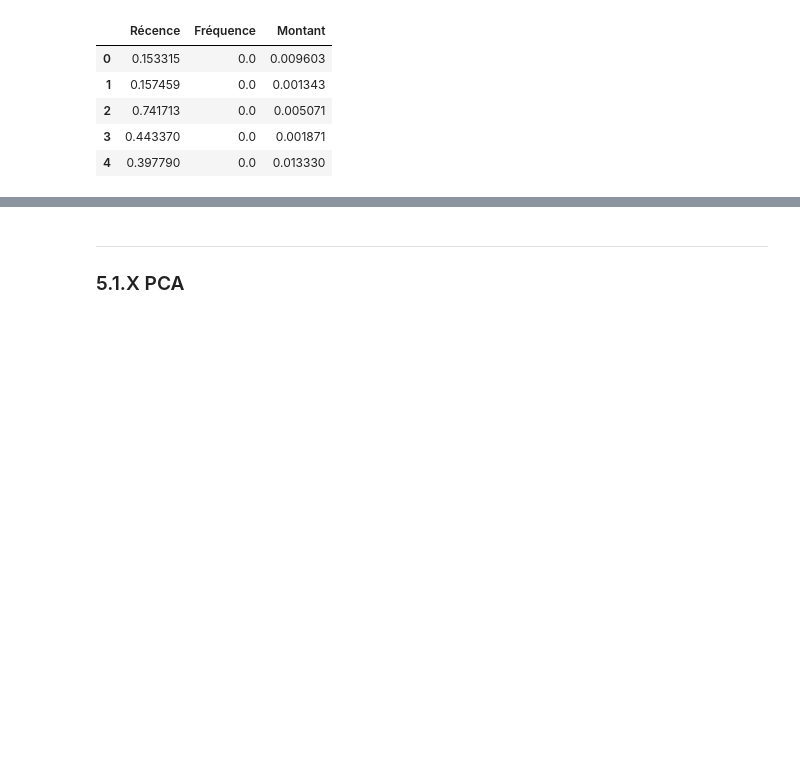
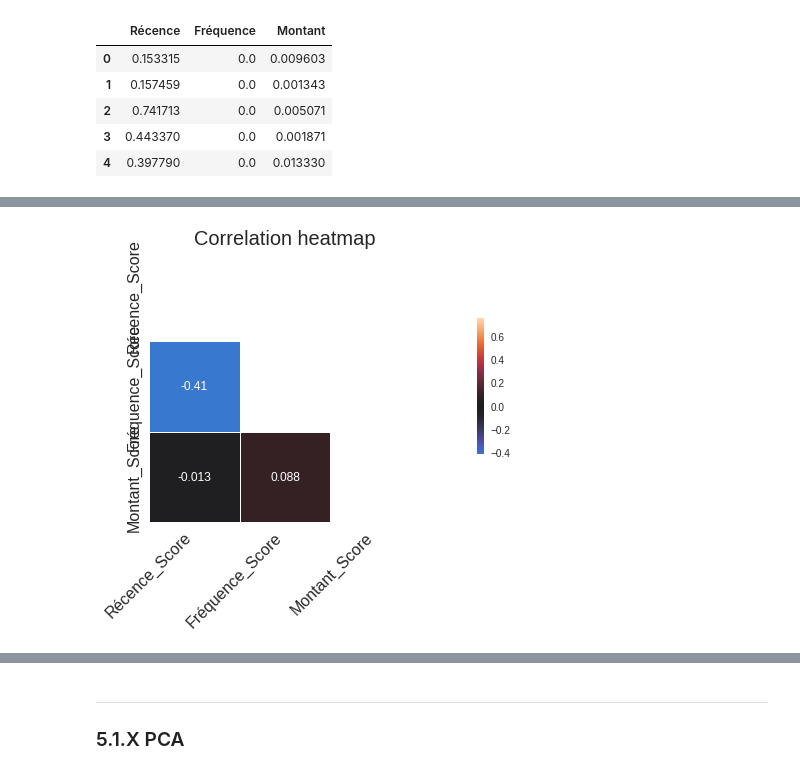
Before and after one commit to curiousmindflow/oc-ml-p4, a Jupyter notebook: modelisation.ipynb, the cells around one changed output, grey strips where cells are left out. Drawn from its saved outputs; the diff is of its cells as text; code cells hidden in the pictures; blank space fills up the shorter version.

Commit message:
rfm scored done

```diff
--- a/modelisation.ipynb
+++ b/modelisation.ipynb
@@ -449,0 +488,18 @@ rfm_explain(data_rfm, data_preproc, 4)
+# %%
+split = np.array_split(data_rfm.iloc[:, 0], 5)
+
+split[0] = np.full((1, len(split[0])), 1)
+split[1] = np.full((1, len(split[1])), 2)
+split[2] = np.full((1, len(split[2])), 3)
+split[3] = np.full((1, len(split[3])), 4)
+split[4] = np.full((1, len(split[4])), 5)
+score = np.hstack((split[0], split[1], split[2], split[3], split[4])).flatten()
+
+data_rfm = data_rfm.sort_values(by="Récence", ascending=False)
+data_rfm["Récence_Score"] = score
+
+data_rfm = data_rfm.sort_values(by="Fréquence", ascending=False)
+data_rfm["Fréquence_Score"] = score
+
+data_rfm = data_rfm.sort_values(by="Montant", ascending=False)
+data_rfm["Montant_Score"] = score
@@ -449,0 +516,2 @@ rfm_explain(data_rfm, data_preproc, 4)
+# %%
+data_rfm_score = data_rfm.iloc[:, 3:6]
@@ -449,0 +528,5 @@ rfm_explain(data_rfm, data_preproc, 4)
+# %%
+if True:
+    correlation_heatmap(data_rfm_score, figsize=(20, 5))
+# %% [output]
+[figure, added]
```
Also changed, not shown: parts of 29 cells of this notebook, 1 other file.
